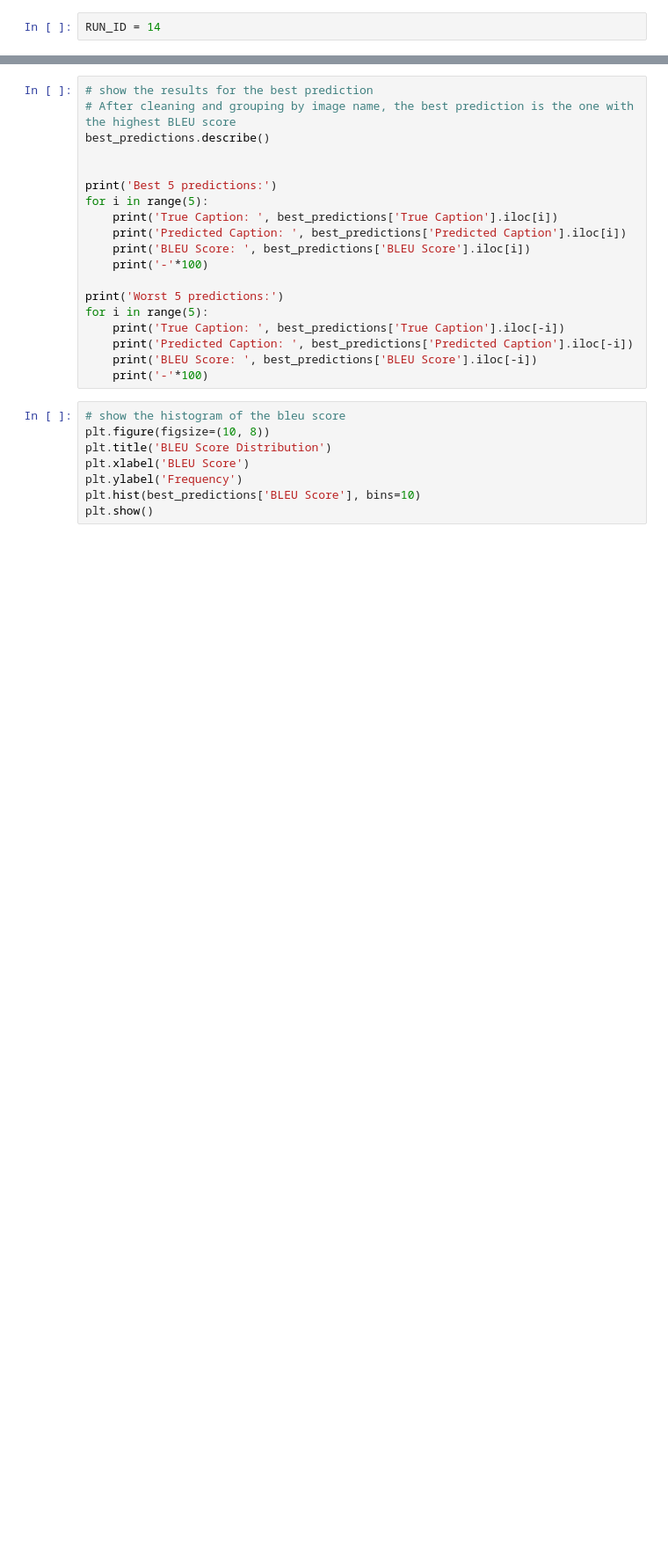
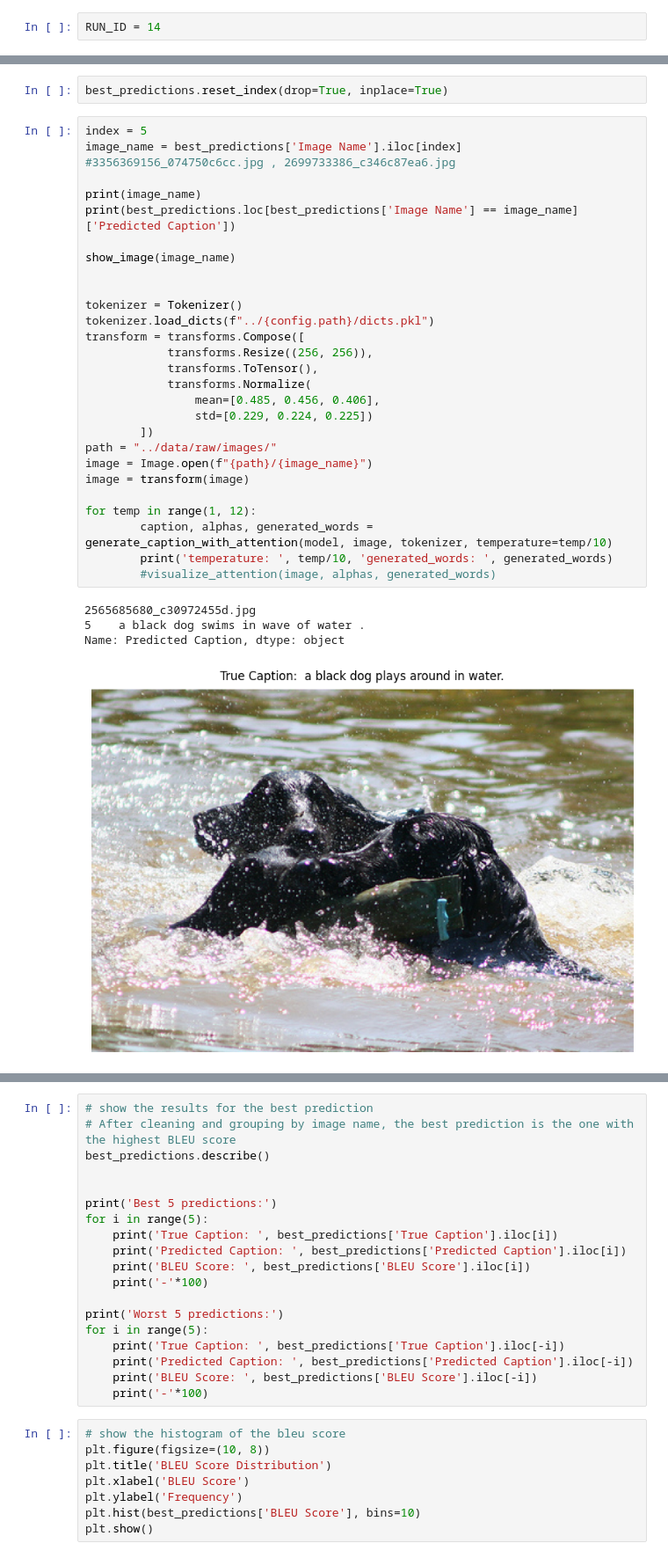
Before and after one commit to Danialmoa/image_captioning, a Jupyter notebook: notebooks/show_results.ipynb, the cells around one changed output, grey strips where cells are left out. Shown at 88% size. Drawn from its saved outputs; the diff is of its cells as text; blank space fills up the shorter version.

Commit message:
change some temp

```diff
--- a/notebooks/show_results.ipynb
+++ b/notebooks/show_results.ipynb
@@ -97,0 +114,34 @@ visualize_features_overlay(image_name, model)
+# %%
+best_predictions.reset_index(drop=True, inplace=True)
+# %%
+index = 5
+image_name = best_predictions['Image Name'].iloc[index] #3356369156_074750c6cc.jpg , 2699733386_c346c87ea6.jpg
+
+print(image_name)
+print(best_predictions.loc[best_predictions['Image Name'] == image_name]['Predicted Caption'])
+
+show_image(image_name)
+
+
+tokenizer = Tokenizer()
+tokenizer.load_dicts(f"../{config.path}/dicts.pkl")
+transform = transforms.Compose([
+            transforms.Resize((256, 256)),
+            transforms.ToTensor(),
+            transforms.Normalize(
+                mean=[0.485, 0.456, 0.406],
+                std=[0.229, 0.224, 0.225])
+        ])
+path = "../data/raw/images/"
+image = Image.open(f"{path}/{image_name}")
+image = transform(image)
+
+for temp in range(1, 12):
+        caption, alphas, generated_words = generate_caption_with_attention(model, image, tokenizer, temperature=temp/10)
+        print('temperature: ', temp/10, 'generated_words: ', generated_words)
+        #visualize_attention(image, alphas, generated_words)
+# %% [output]
+2565685680_c30972455d.jpg
+5    a black dog swims in wave of water .
+Name: Predicted Caption, dtype: object
+[figure, added]
```
Also changed, not shown: parts of 7 cells of this notebook, 6 other files.
